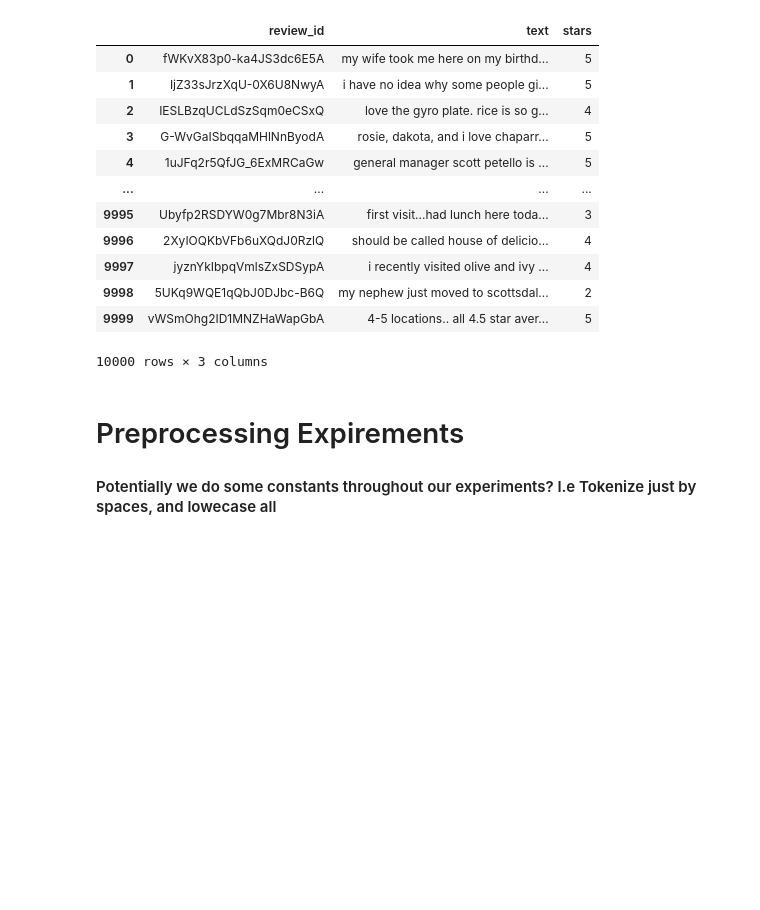
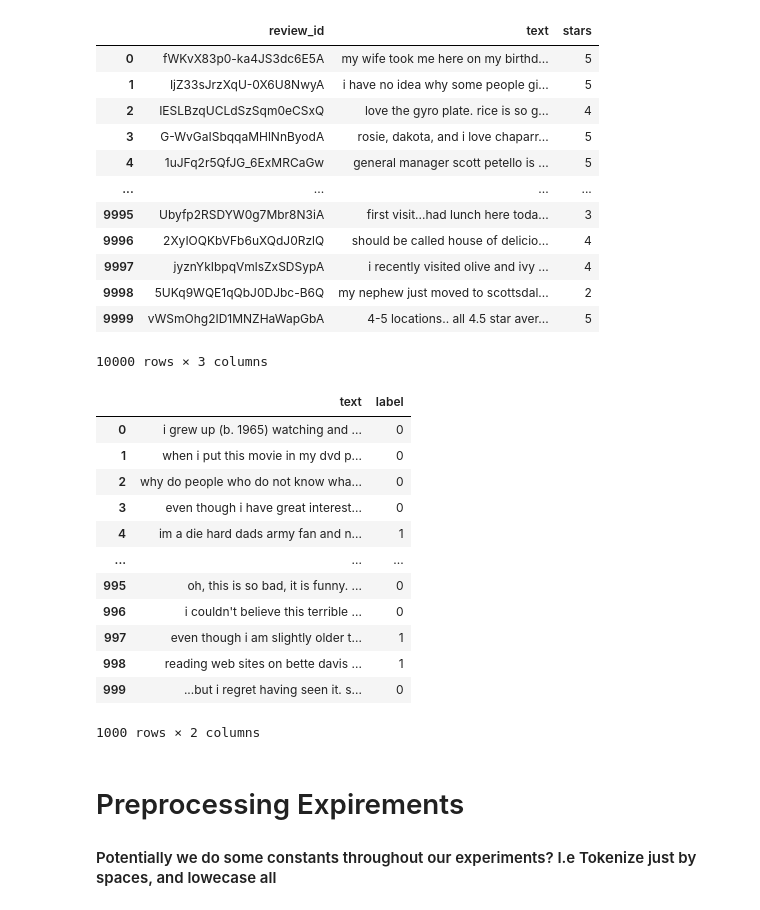
Before and after one commit to Pburns18/CS4120-FP, a Jupyter notebook: FP-Notebook.ipynb, the cells around one changed output. Drawn from its saved outputs; the diff is of its cells as text; code cells hidden in the pictures; blank space fills up the shorter version.

```diff
--- a/FP-Notebook.ipynb
+++ b/FP-Notebook.ipynb
@@ -54,3 +64,10 @@ yelp_df.head()
 | 2 | IESLBzqUCLdSzSqm0eCSxQ | love the gyro plate. Rice is so g... | 4 |
 | 3 | G-WvGaISbqqaMHlNnByodA | Rosie, Dakota, and I LOVE Chaparr... | 5 |
 | 4 | 1uJFq2r5QfJG_6ExMRCaGw | General Manager Scott Petello is ... | 5 |
+# %%
+# Reading in dataset
+movie_df = pd.read_csv("movie.csv")
+movie_df.head()
+movie_df = movie_df[['text', 'label']]
+# yelp_df['stars'] = yelp_df['stars'].apply(str)
+movie_df.head()
@@ -80,6 +104,25 @@ yelp_df
 | 9998 | 5UKq9WQE1qQbJ0DJbc-B6Q | my nephew just moved to scottsdal... | 2 |
 | 9999 | vWSmOhg2ID1MNZHaWapGbA | 4-5 locations.. all 4.5 star aver... | 5 |
 10000 rows × 3 columns
+# %%
+movie_df['text'] = movie_df['text'].apply(apply_lowercase)
+#yelp_df['text'] = yelp_df['text'].apply(apply_space_tokenization)
+movie_df = movie_df[0:1000]
+movie_df
+# %% [output]
+|  | text | label |
+| 0 | i grew up (b. 1965) watching and ... | 0 |
+| 1 | when i put this movie in my dvd p... | 0 |
+| 2 | why do people who do not know wha... | 0 |
+| 3 | even though i have great interest... | 0 |
+| 4 | im a die hard dads army fan and n... | 1 |
+| ... | ... | ... |
+| 995 | oh, this is so bad, it is funny. ... | 0 |
+| 996 | i couldn't believe this terrible ... | 0 |
+| 997 | even though i am slightly older t... | 1 |
+| 998 | reading web sites on bette davis ... | 1 |
+| 999 | ...but i regret having seen it. s... | 0 |
+1000 rows × 2 columns
 # %% [markdown]
 # Preprocessing Expirements
 #### Potentially we do some constants throughout our experiments? I.e Tokenize just by spaces, and lowecase all
```
Also changed, not shown: parts of 10 cells of this notebook, 1 other file.
